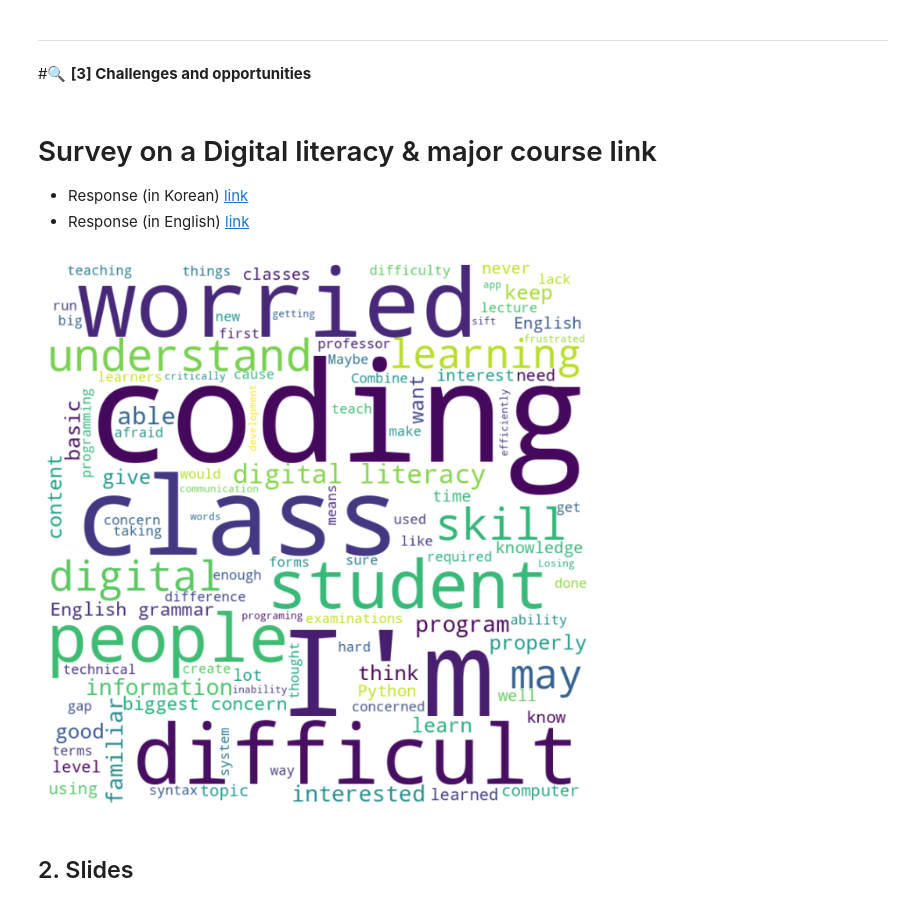
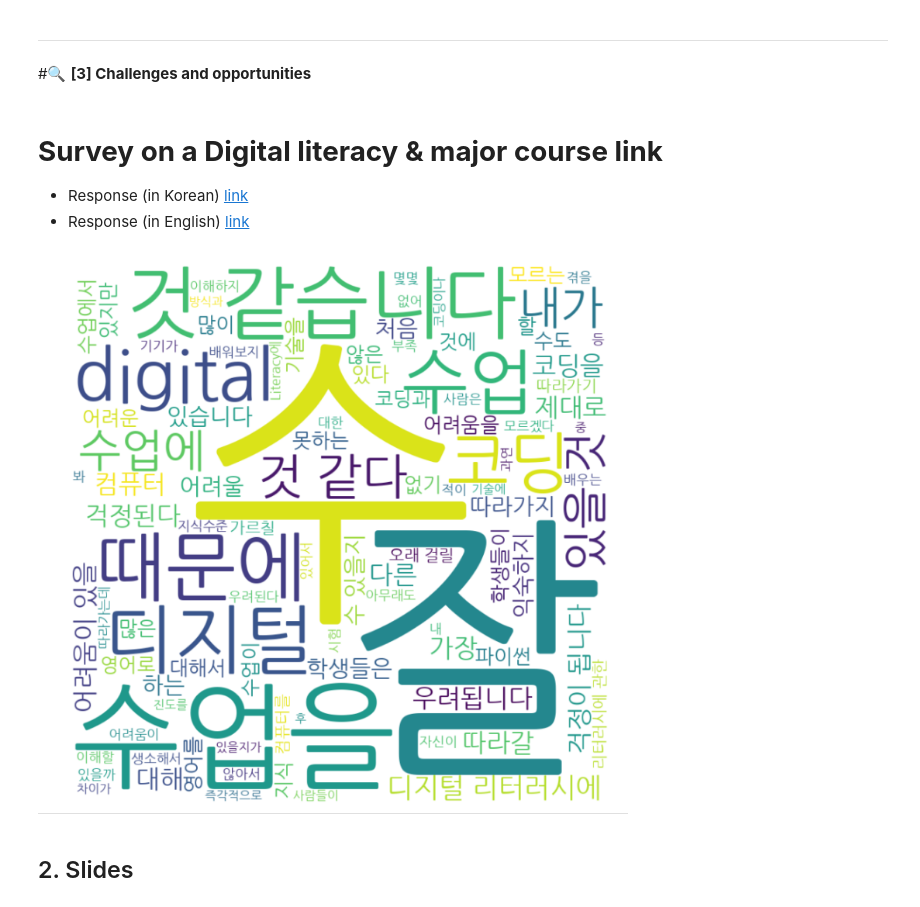
Before and after one commit to MK316/workshops, a Jupyter notebook: 20230512_GNU/GNU_session03.ipynb, the cells around one changed output. Drawn from its saved outputs; the diff is of its cells as text; code cells hidden in the pictures.

```diff
--- a/20230512_GNU/GNU_session03.ipynb
+++ b/20230512_GNU/GNU_session03.ipynb
@@ -1075,7 +1139,7 @@ story = """
 ---
 #🔍 **[3] Challenges and opportunities**
 # %% [markdown]
-# Survey on a Digital literacy & major course link
+# **Survey on a Digital literacy & major course link**
 
 + Response (in Korean) [link](https://github.com/MK316/Spring2023/blob/main/data/survey1.txt)
 + Response (in English) [link](https://raw.githubusercontent.com/MK316/Spring2023/main/data/survey_en.txt)
@@ -1132,19 +1196,19 @@ plt.show()
 # %%
 #@markdown Wordcloud (Korean / English) image from github
 from IPython.display import Image, display
 
-url = "2. English" #@param = ["1. Korean","2. English"]
+url = "1. Korean" #@param = ["1. Korean","2. English"]
 url = url.split(".")
 sn = int(url[0])-1
 
 url_list = ["https://github.com/MK316/Spring2023/raw/main/data/survey_ko.png",
             "https://github.com/MK316/Spring2023/raw/main/data/survey_en.png"]
 
 url = url_list[sn]
 image = Image(url, width=800, height=600)
 display(image)
 # %% [output]
-[figure, old version]
+[figure, new version]
 # %% [markdown]
 ## 2. Slides
 # %%
```
Also changed, not shown: parts of 46 cells of this notebook.
